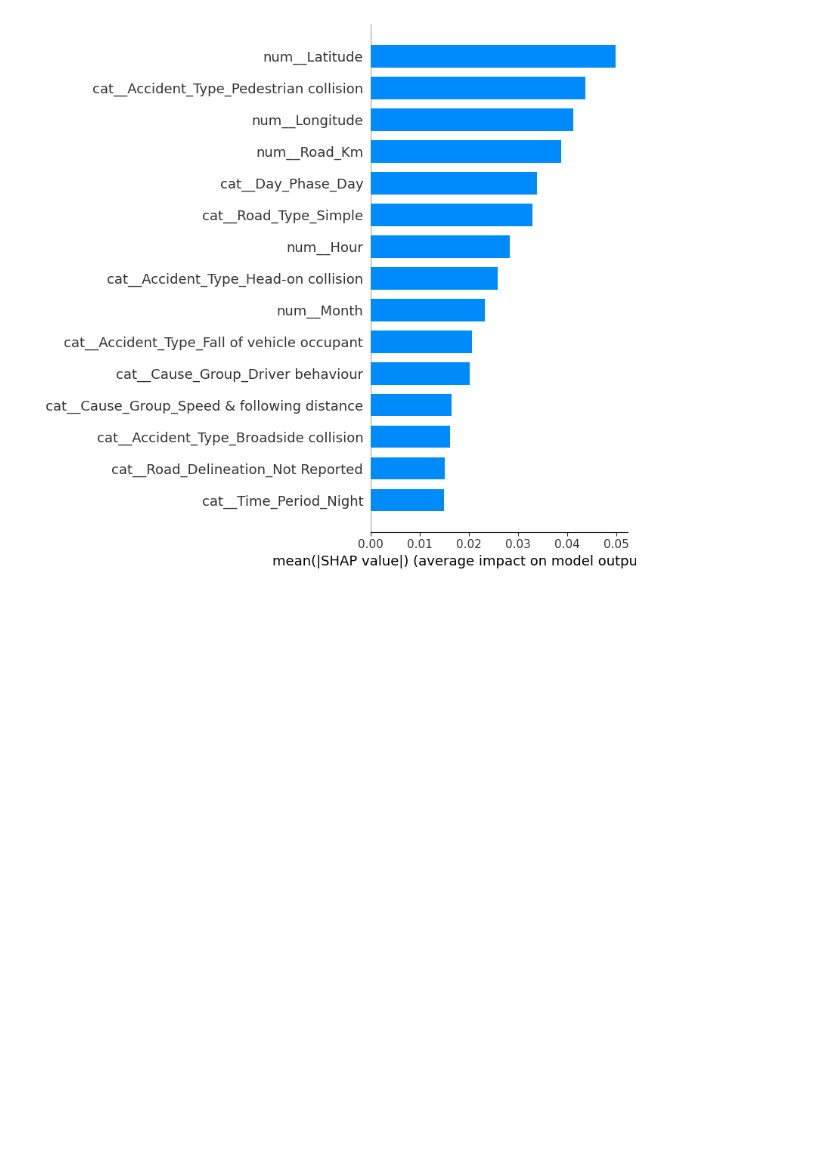
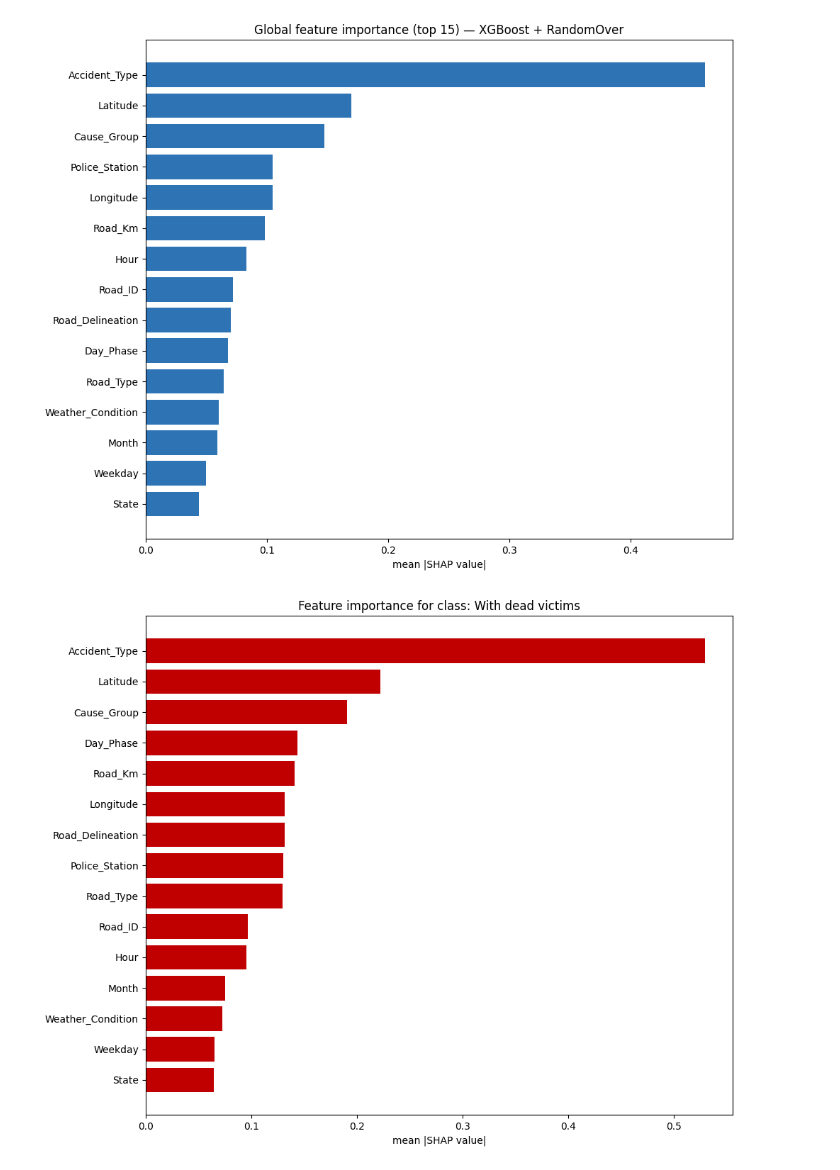
Before and after one commit to Aang1214/Dissertation, a Jupyter notebook: notebooks/shap_analysis.ipynb, the cells around one changed output. Saved outputs shown, nothing was run; the diff lists cells and outputs as text; code cells hidden in the pictures; blank space fills up the shorter version.

Commit message:
Add Aggregate OHE + per-class plots

```diff
--- a/notebooks/shap_analysis.ipynb
+++ b/notebooks/shap_analysis.ipynb
@@ -1,59 +1,82 @@
 # %%
-import time
 import joblib
 import numpy as np
 import pandas as pd
+import matplotlib.pyplot as plt
 from pathlib import Path
 import shap
 from sklearn.model_selection import train_test_split
-from sklearn.metrics import (
-    accuracy_score, f1_score, matthews_corrcoef, confusion_matrix,
-)
 
 RANDOM_STATE = 25
 DATA_DIR   = Path.cwd().parent / 'data' / 'processed'
 MODELS_DIR = Path.cwd().parent / 'models'
 
-# Load
 pipe   = joblib.load(MODELS_DIR / 'phase4_best_XGBoost_RandomOver.joblib')
 X_test = pd.read_parquet(DATA_DIR / 'X_test.parquet')
 y_test = pd.read_parquet(DATA_DIR / 'y_test.parquet')['Victims_Condition']
-
 y_train_full = pd.read_parquet(DATA_DIR / 'y_train.parquet')['Victims_Condition']
 _, class_labels = pd.factorize(y_train_full, sort=True)
 y_test_int = pd.Categorical(y_test, categories=class_labels).codes
 
-# Full test-set metrics
-y_pred = pipe.predict(X_test)
-print(f"Accuracy : {accuracy_score(y_test_int, y_pred):.4f}")
-print(f"Macro-F1 : {f1_score(y_test_int, y_pred, average='macro'):.4f}")
-print(f"MCC      : {matthews_corrcoef(y_test_int, y_pred):.4f}")
-print("Confusion matrix:")
-print(confusion_matrix(y_test_int, y_pred))
-
-# Preprocessing for SHAP
 preprocessor = pipe.named_steps['pre']
 classifier   = pipe.named_steps['clf']
 X_test_transformed = preprocessor.transform(X_test)
 feature_names_ohe  = preprocessor.get_feature_names_out()
 
-# STRATIFIED 10k sample — preserves 71.7/21.5/6.8 class ratio
 _, sample_idx = train_test_split(
     np.arange(len(y_test_int)),
     test_size=10_000, stratify=y_test_int, random_state=RANDOM_STATE,
 )
 X_sample = X_test_transformed[sample_idx]
+y_sample = y_test_int[sample_idx]
 
-# TreeSHAP
-explainer = shap.TreeExplainer(classifier)
+explainer   = shap.TreeExplainer(classifier)
 shap_values = explainer.shap_values(X_sample)
-print(f"SHAP shape: {shap_values.shape}")
 
-# Global bar plot (still on raw OHE, still messy)
-shap.summary_plot(
-    shap_values.mean(axis=2),
-    X_sample.toarray() if hasattr(X_sample, 'toarray') else X_sample,
-    feature_names=feature_names_ohe,
-    plot_type='bar', max_display=15,
-)
+def map_ohe_to_original(fname):
+    if fname.startswith('num__'): return fname[5:]
+    if fname.startswith('cat__'):
+        parts = fname[5:].rsplit('_', 1)
+        return parts[0] if len(parts) == 2 else fname[5:]
+    return fname
+
+original_names   = [map_ohe_to_original(f) for f in feature_names_ohe]
+unique_originals = list(dict.fromkeys(original_names))
+
+def aggregate_shap(shap_arr):
+    agg = np.zeros((shap_arr.shape[0], len(unique_originals), shap_arr.shape[2]))
+    for orig_idx, orig_name in enumerate(unique_originals):
+        cols = [i for i, n in enumerate(original_names) if n == orig_name]
+        agg[:, orig_idx, :] = shap_arr[:, cols, :].sum(axis=1)
+    return agg
+
+shap_agg = aggregate_shap(shap_values)
+
+# Global bar — now with 21 readable features
+mean_abs = np.abs(shap_agg).mean(axis=(0, 2))
+importance_df = pd.DataFrame({'feature': unique_originals, 'mean_abs_shap': mean_abs}) \
+                  .sort_values('mean_abs_shap', ascending=False)
+print("Top 10 features by mean |SHAP|:")
+print(importance_df.head(10).to_string(index=False))
+
+fig, ax = plt.subplots(figsize=(10, 8))
+top = importance_df.head(15).iloc[::-1]
+ax.barh(top['feature'], top['mean_abs_shap'], color='#2E74B5')
+ax.set_xlabel('mean |SHAP value|')
+ax.set_title('Global feature importance (top 15) — XGBoost + RandomOver')
+plt.tight_layout()
+plt.show()
+
+class_colors = ['#C00000', '#ED7D31', '#548235']
+for cls_idx, cls_name in enumerate(class_labels):
+    mean_abs_cls = np.abs(shap_agg[:, :, cls_idx]).mean(axis=0)
+    df_cls = pd.DataFrame({'feature': unique_originals, 'mean_abs_shap': mean_abs_cls}) \
+               .sort_values('mean_abs_shap', ascending=False).head(15).iloc[::-1]
+
+    fig, ax = plt.subplots(figsize=(10, 8))
+    ax.barh(df_cls['feature'], df_cls['mean_abs_shap'], color=class_colors[cls_idx])
+    ax.set_xlabel('mean |SHAP value|')
+    ax.set_title(f'Feature importance for class: {cls_name}')
+    plt.tight_layout()
+    plt.show()
 # %% [output]
@@ -68 +95,2 @@ SHAP shape: (10000, 398, 3)
-[figure, old version]
+[figure, new version]
+[figure, added]
```
Also changed, not shown: parts of 1 cell of this notebook.
